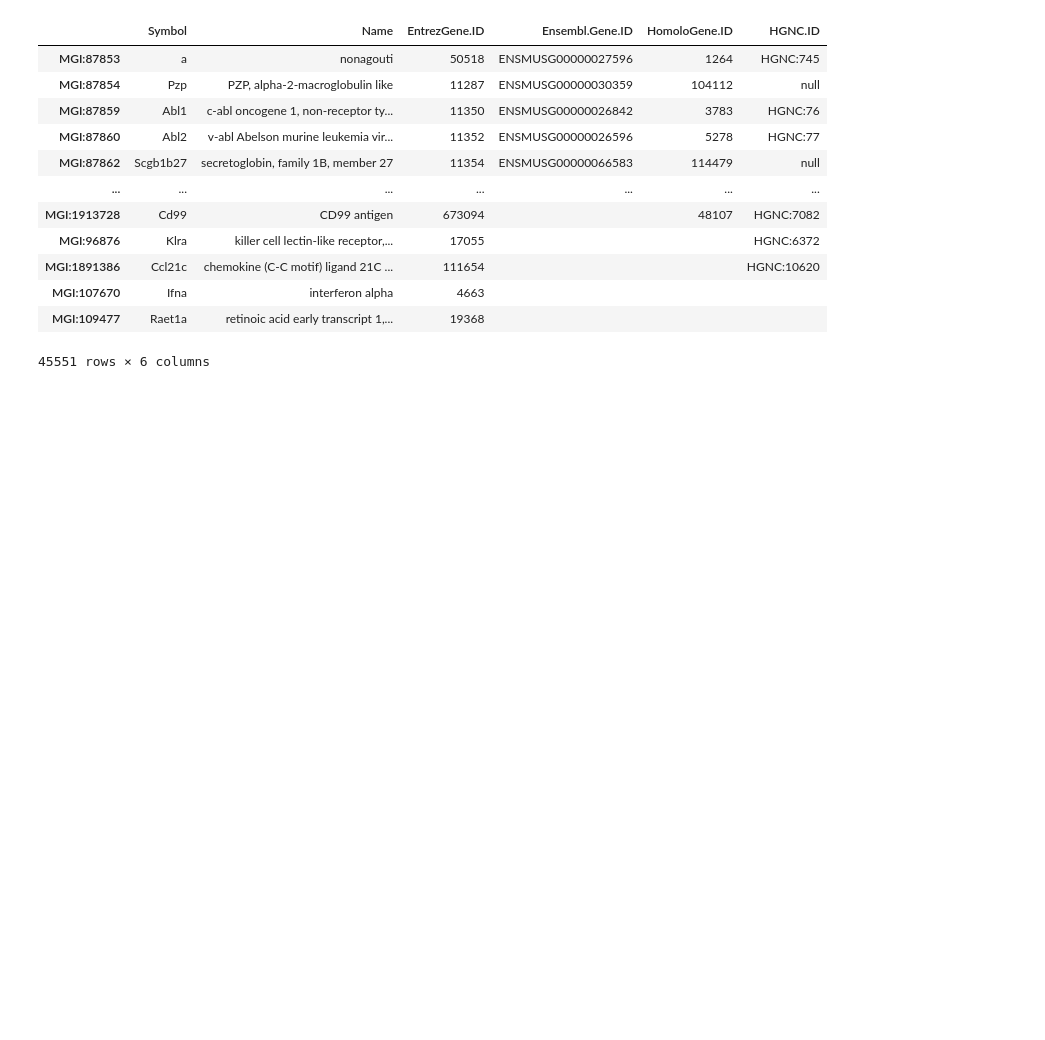
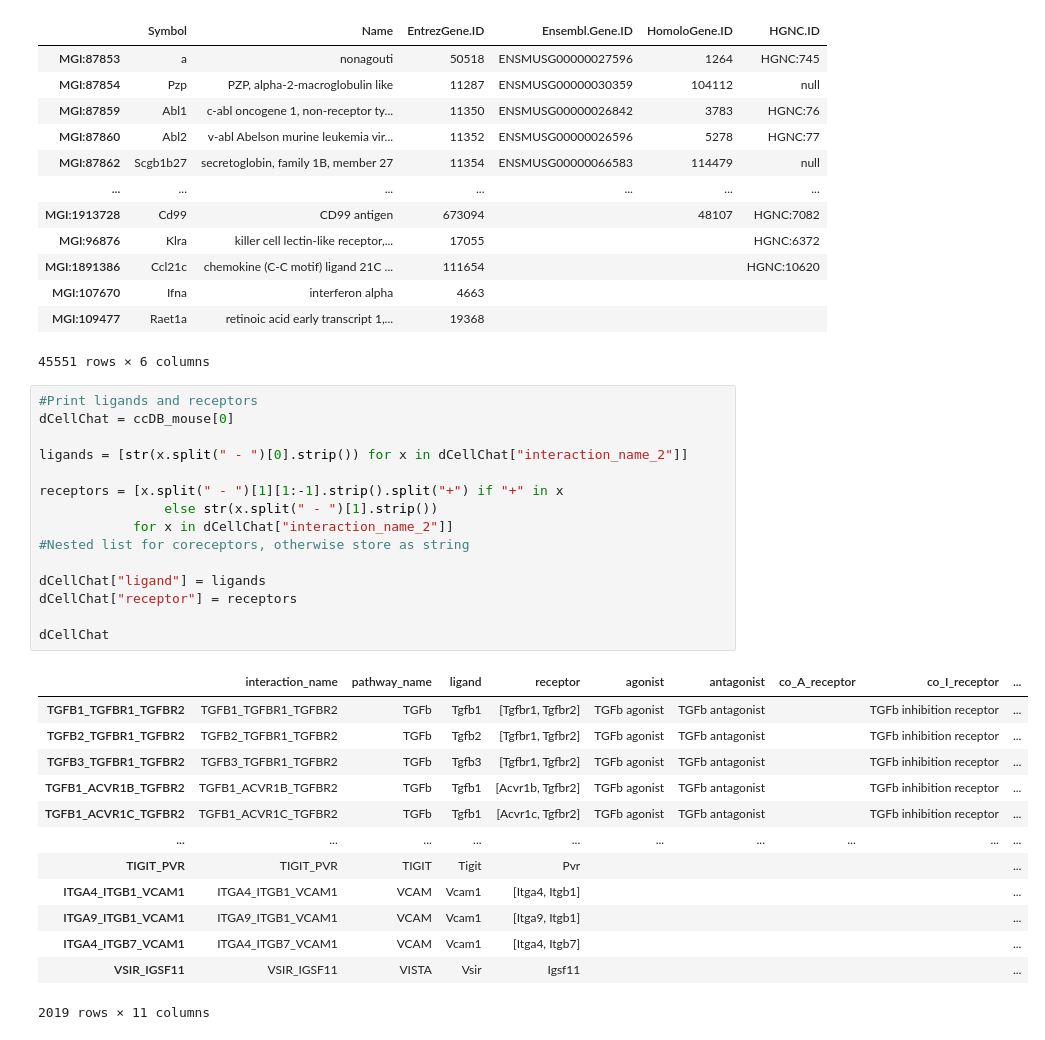
Before and after one commit to FerranC96/sKG4cellCommns, a Jupyter notebook: one.ipynb, the cells around one changed output. Drawn from its saved outputs; the diff is of its cells as text; blank space fills up the shorter version.

```diff
--- a/one.ipynb
+++ b/one.ipynb
@@ -196,3 +199,32 @@ ccDB_mouse[3]
 | MGI:107670 | Ifna | interferon alpha | 4663 |  |  |  |
 | MGI:109477 | Raet1a | retinoic acid early transcript 1,... | 19368 |  |  |  |
 45551 rows × 6 columns
+# %%
+#Print ligands and receptors
+dCellChat = ccDB_mouse[0]
+
+ligands = [str(x.split(" - ")[0].strip()) for x in dCellChat["interaction_name_2"]]
+
+receptors = [x.split(" - ")[1][1:-1].strip().split("+") if "+" in x
+                else str(x.split(" - ")[1].strip())
+            for x in dCellChat["interaction_name_2"]]
+#Nested list for coreceptors, otherwise store as string
+
+dCellChat["ligand"] = ligands
+dCellChat["receptor"] = receptors
+
+dCellChat
+# %% [output]
+|  | interaction_name | pathway_name | ligand | receptor | agonist | antagonist | co_A_receptor | co_I_receptor | ... |
+| TGFB1_TGFBR1_TGFBR2 | TGFB1_TGFBR1_TGFBR2 | TGFb | Tgfb1 | [Tgfbr1, Tgfbr2] | TGFb agonist | TGFb antagonist |  | TGFb inhibition receptor | ... |
+| TGFB2_TGFBR1_TGFBR2 | TGFB2_TGFBR1_TGFBR2 | TGFb | Tgfb2 | [Tgfbr1, Tgfbr2] | TGFb agonist | TGFb antagonist |  | TGFb inhibition receptor | ... |
+| TGFB3_TGFBR1_TGFBR2 | TGFB3_TGFBR1_TGFBR2 | TGFb | Tgfb3 | [Tgfbr1, Tgfbr2] | TGFb agonist | TGFb antagonist |  | TGFb inhibition receptor | ... |
+| TGFB1_ACVR1B_TGFBR2 | TGFB1_ACVR1B_TGFBR2 | TGFb | Tgfb1 | [Acvr1b, Tgfbr2] | TGFb agonist | TGFb antagonist |  | TGFb inhibition receptor | ... |
+| TGFB1_ACVR1C_TGFBR2 | TGFB1_ACVR1C_TGFBR2 | TGFb | Tgfb1 | [Acvr1c, Tgfbr2] | TGFb agonist | TGFb antagonist |  | TGFb inhibition receptor | ... |
+| ... | ... | ... | ... | ... | ... | ... | ... | ... | ... |
+| TIGIT_PVR | TIGIT_PVR | TIGIT | Tigit | Pvr |  |  |  |  | ... |
+| ITGA4_ITGB1_VCAM1 | ITGA4_ITGB1_VCAM1 | VCAM | Vcam1 | [Itga4, Itgb1] |  |  |  |  | ... |
+| ITGA9_ITGB1_VCAM1 | ITGA9_ITGB1_VCAM1 | VCAM | Vcam1 | [Itga9, Itgb1] |  |  |  |  | ... |
+| ITGA4_ITGB7_VCAM1 | ITGA4_ITGB7_VCAM1 | VCAM | Vcam1 | [Itga4, Itgb7] |  |  |  |  | ... |
+| VSIR_IGSF11 | VSIR_IGSF11 | VISTA | Vsir | Igsf11 |  |  |  |  | ... |
+2019 rows × 11 columns
```
Also changed, not shown: parts of 12 cells of this notebook, 1 other file.
